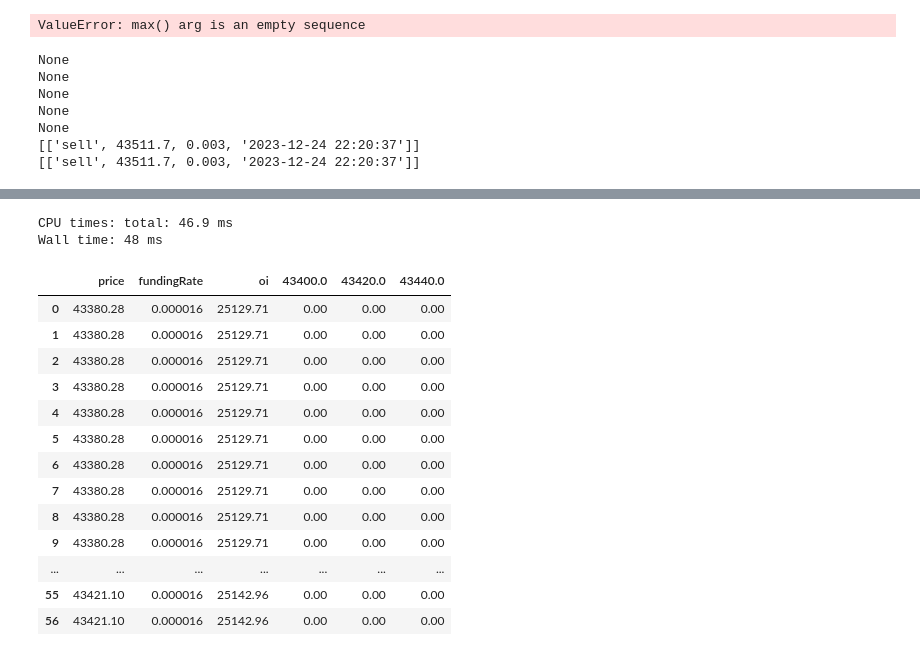
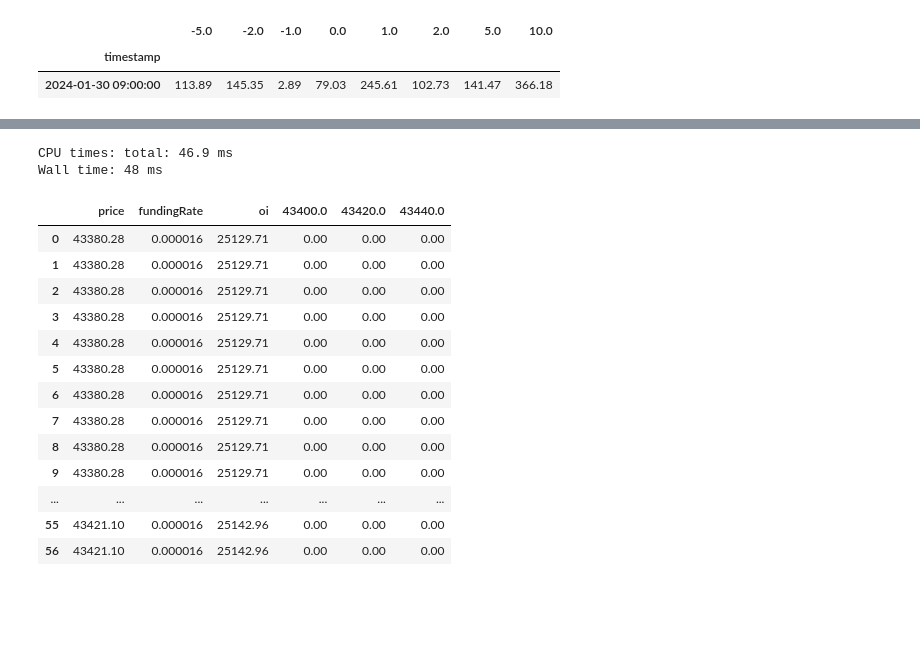
Before and after one commit to IndianaBug/moonStreamProcess, a Jupyter notebook: examples/flow.ipynb, the cells around one changed output, grey strips where cells are left out. Saved outputs shown, nothing was run; the diff lists cells and outputs as text; code cells hidden in the pictures; blank space fills up the shorter version.

```diff
--- a/examples/flow.ipynb
+++ b/examples/flow.ipynb
@@ -19,31 +20,25 @@ from flow import oiflowOption
 # %%
+pranges = np.array([0.0, 1.0, 2.0, 5.0, 10.0])
+expiry_windows = np.array([0.0, 1.0, 3.0, 7.0])
+boi = oiflowOption("bybit", "btc", "opitons",
+                   pranges,
+                   expiry_windows,
+                   lookups.bybit_option_oi_lookup)
+
 dt = json.load(open("data/bybit_btcusdt_option_OI.json"))
-
-boi = oiflowOption("bybit", "btc", "opitons",
-                   np.array([1.0, 2.0, 5.0, 10.0]),
-                   np.array([1.0, 3.0, 7.0]),
-                   lookups.bybit_option_oi_lookup)
 
 for index, d in enumerate(dt):
     d = json.dumps(d)
     boi.input_oi(d)
+    break
+
+boi.df_call['0']
 # %% [output]
-ValueError: max() arg is an empty sequence
+|  | -5.0 | -2.0 | -1.0 | 0.0 | 1.0 | 2.0 | 5.0 | 10.0 |
+| timestamp |  |  |  |  |  |  |  |  |
+| 2024-01-30 09:00:00 | 113.89 | 145.35 | 2.89 | 79.03 | 245.61 | 102.73 | 141.47 | 366.18 |
 # %%
 from flow import liquidationsflow
-# %%
-for index, d in enumerate(data_fd):
-    d = json.dumps(d)
-    a = lookups.bybit_liquidations_lookup(d)
-    print(a)
-# %% [output]
-None
-None
-None
-None
-None
-[['sell', 43511.7, 0.003, '2023-12-24 22:20:37']]
-[['sell', 43511.7, 0.003, '2023-12-24 22:20:37']]
 # %%
 %%time
 
```
Also changed, not shown: parts of 2 cells of this notebook, 8 other files.
